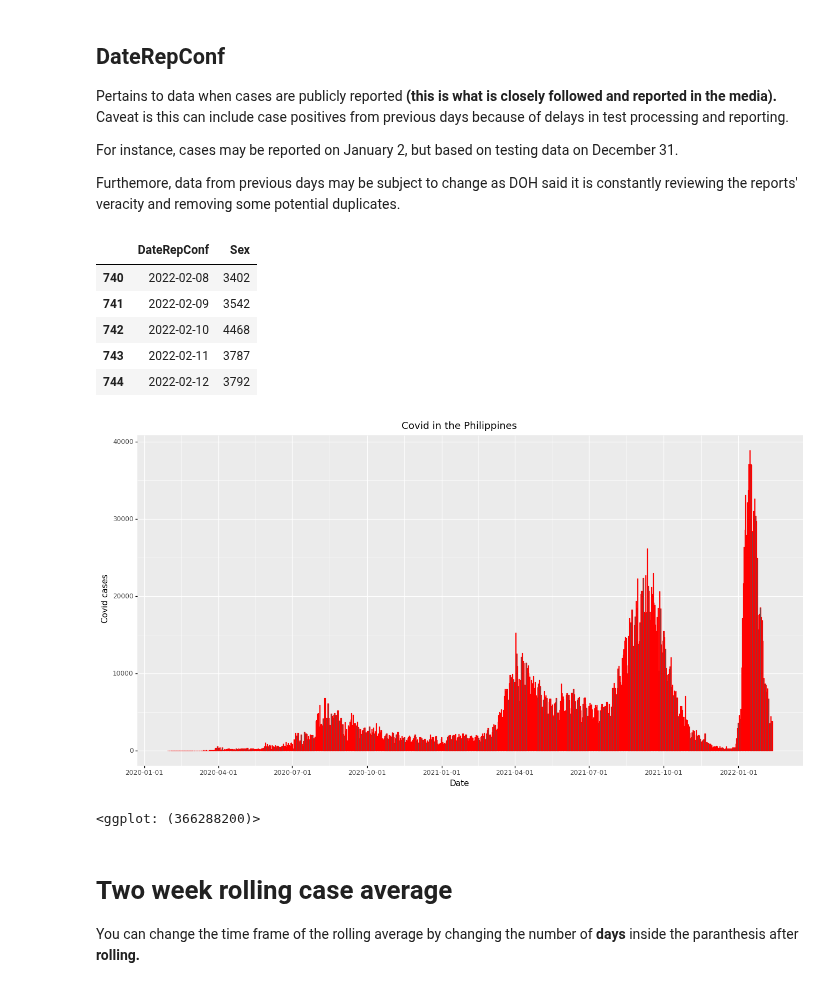
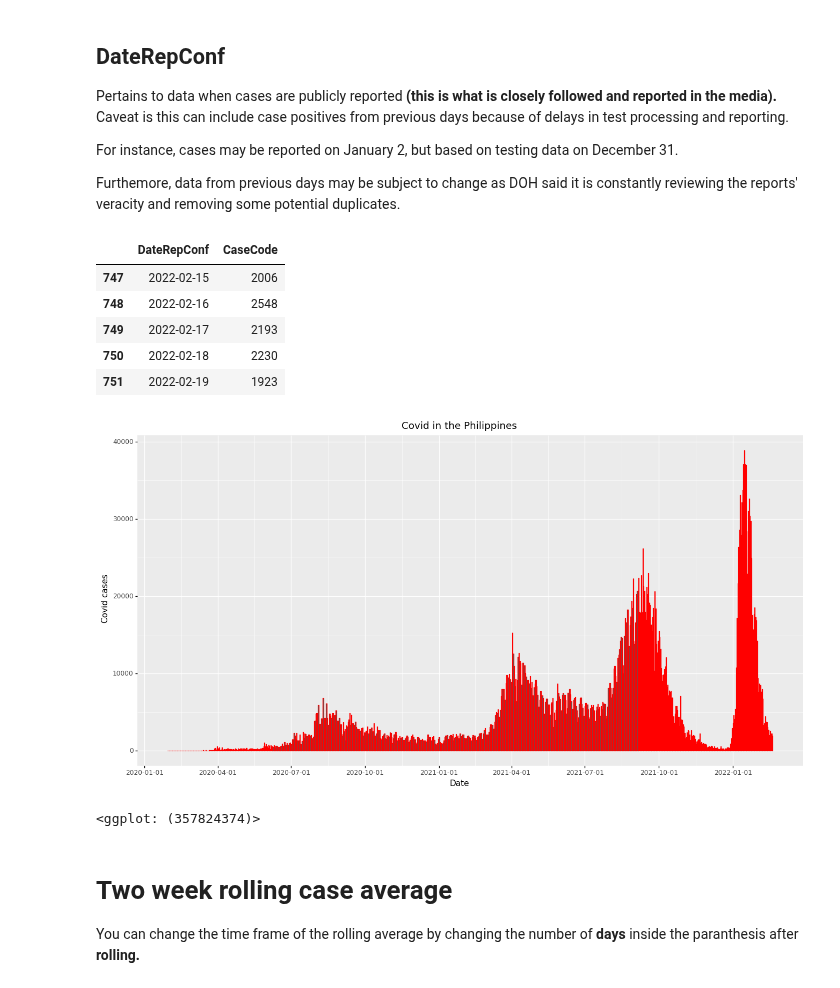
Before and after one commit to pmagtulis/covid-ph, a Jupyter notebook: covid-philippines.ipynb, the cells around one changed output. Saved outputs shown, nothing was run; the diff lists cells and outputs as text; code cells hidden in the pictures.

```diff
--- a/covid-philippines.ipynb
+++ b/covid-philippines.ipynb
@@ -17,7 +17,7 @@ from plotnine import *
 pd.set_option("display.max_columns", None)
 pd.set_option("display.max_rows", 1000)
 df = pd.concat(
-    map(pd.read_csv, ['DOH COVID Data Drop_ 20220212 - 04 Case Information_batch_0.csv', 'DOH COVID Data Drop_ 20220212 - 04 Case Information_batch_1.csv', 'DOH COVID Data Drop_ 20220212 - 04 Case Information_batch_2.csv', "DOH COVID Data Drop_ 20220212 - 04 Case Information_batch_3.csv"]), ignore_index=True)
+    map(pd.read_csv, ['DOH COVID Data Drop_ 20220219 - 04 Case Information_batch_0.csv', 'DOH COVID Data Drop_ 20220219 - 04 Case Information_batch_1.csv', 'DOH COVID Data Drop_ 20220219 - 04 Case Information_batch_2.csv', "DOH COVID Data Drop_ 20220219 - 04 Case Information_batch_3.csv"]), ignore_index=True)
 df
 # %% [output]
 |  | CaseCode | Age | AgeGroup | Sex | DateSpecimen | DateResultRelease | DateRepConf | DateDied | ... |
@@ -121,25 +121,25 @@ For instance, cases may be reported on January 2, but based on testing data on D
 
 Furthemore, data from previous days may be subject to change as DOH said it is constantly reviewing the reports' veracity and removing some potential duplicates.
 # %%
-cases = df.resample('D', on='DateRepConf').Sex.count().to_frame().reset_index()
+cases = df.resample('D', on='DateRepConf').CaseCode.count().to_frame().reset_index()
 cases.tail()
 # %% [output]
-|  | DateRepConf | Sex |
-| 740 | 2022-02-08 | 3402 |
-| 741 | 2022-02-09 | 3542 |
-| 742 | 2022-02-10 | 4468 |
-| 743 | 2022-02-11 | 3787 |
-| 744 | 2022-02-12 | 3792 |
+|  | DateRepConf | CaseCode |
+| 747 | 2022-02-15 | 2006 |
+| 748 | 2022-02-16 | 2548 |
+| 749 | 2022-02-17 | 2193 |
+| 750 | 2022-02-18 | 2230 |
+| 751 | 2022-02-19 | 1923 |
 # %%
 (
-    ggplot(cases, aes('DateRepConf', 'Sex')) +
+    ggplot(cases, aes('DateRepConf', 'CaseCode')) +
            geom_col(color="red", stat="identity") +
            theme(figure_size=(16,8)) +
            labs(x= "Date", y="Covid cases", title="Covid in the Philippines")
 )
 # %% [output]
-[figure, old version]
+[figure, new version]
-<ggplot: (366288200)>
+<ggplot: (357824374)>
 # %% [markdown]
 # Two week rolling case average
 
```
Also changed, not shown: parts of 44 cells of this notebook.
